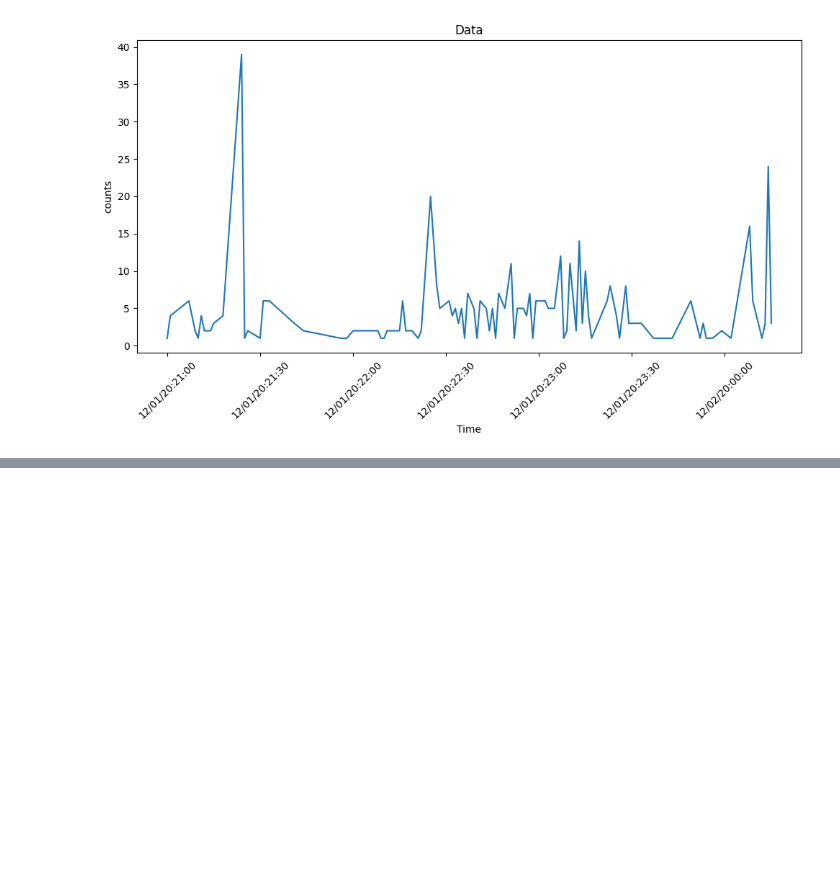
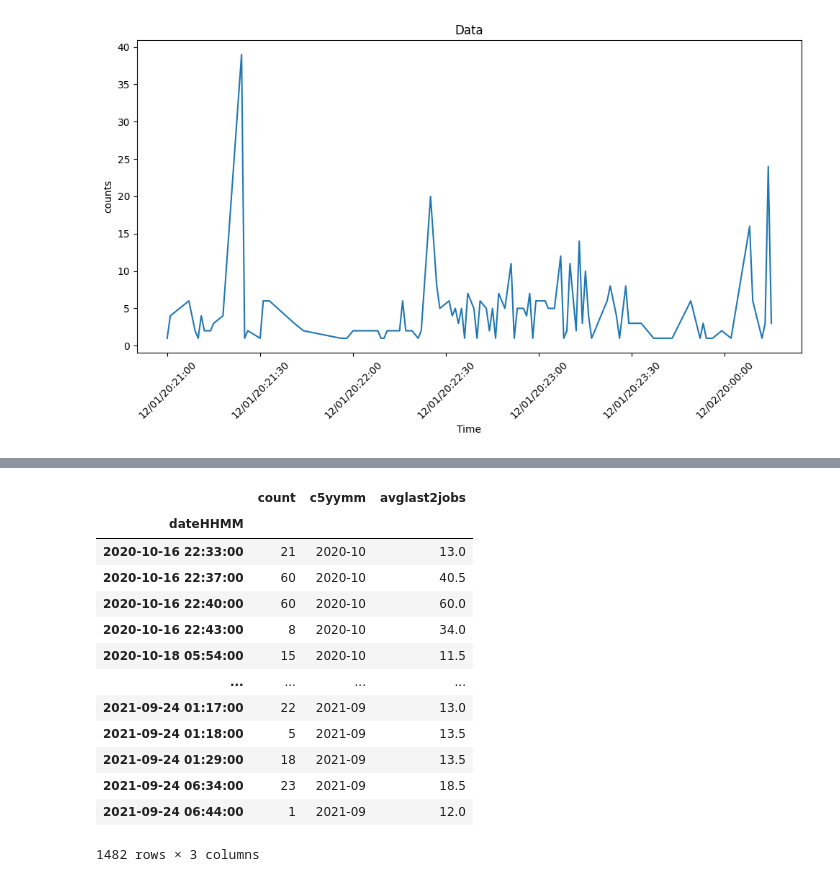
Before and after one commit to nss-data-science-cohort-8/accre-mashed-potatoes, a Jupyter notebook: notebooks/Data Exploration CE5.ipynb, the cells around one changed output, grey strips where cells are left out. Saved outputs shown, nothing was run; the diff lists cells and outputs as text; code cells hidden in the pictures; blank space fills up the shorter version.

```diff
--- a/notebooks/Data Exploration CE5.ipynb
+++ b/notebooks/Data Exploration CE5.ipynb
@@ -747,0 +776,25 @@ ce6batchHHMM_df
+# %%
+ce5_batchHHMM_df_avg = batchHHMM_df[batchHHMM_df['avglast2jobs'] >=10.0 ].copy()
+ce6_batchHHMM_df_avg = ce6batchHHMM_df[ce6batchHHMM_df['avglast2jobs'] >=10.0 ].copy()
+# %%
+ce5_batchHHMM_df_avg = ce5_batchHHMM_df_avg.reset_index(drop=True)
+ce6_batchHHMM_df_avg = ce6_batchHHMM_df_avg.reset_index(drop=True)
+# %%
+ce5_batchHHMM_df_avg = ce5_batchHHMM_df_avg.set_index('dateHHMM')
+# %%
+ce5_batchHHMM_df_avg
+# %% [output]
+|  | count | c5yymm | avglast2jobs |
+| dateHHMM |  |  |  |
+| 2020-10-16 22:33:00 | 21 | 2020-10 | 13.0 |
+| 2020-10-16 22:37:00 | 60 | 2020-10 | 40.5 |
+| 2020-10-16 22:40:00 | 60 | 2020-10 | 60.0 |
+| 2020-10-16 22:43:00 | 8 | 2020-10 | 34.0 |
+| 2020-10-18 05:54:00 | 15 | 2020-10 | 11.5 |
+| ... | ... | ... | ... |
+| 2021-09-24 01:17:00 | 22 | 2021-09 | 13.0 |
+| 2021-09-24 01:18:00 | 5 | 2021-09 | 13.5 |
+| 2021-09-24 01:29:00 | 18 | 2021-09 | 13.5 |
+| 2021-09-24 06:34:00 | 23 | 2021-09 | 18.5 |
+| 2021-09-24 06:44:00 | 1 | 2021-09 | 12.0 |
+1482 rows × 3 columns
```
Also changed, not shown: parts of 68 cells of this notebook.
